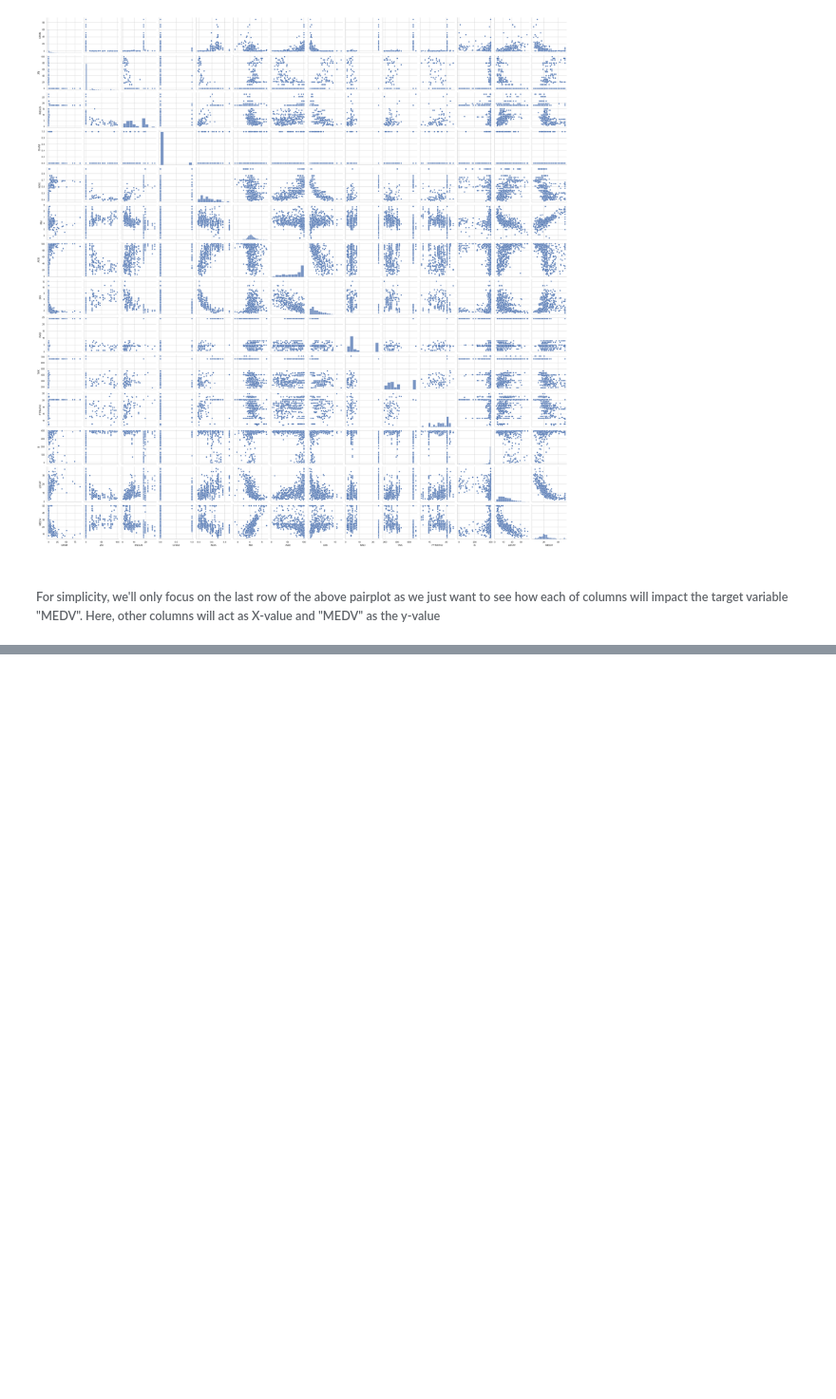
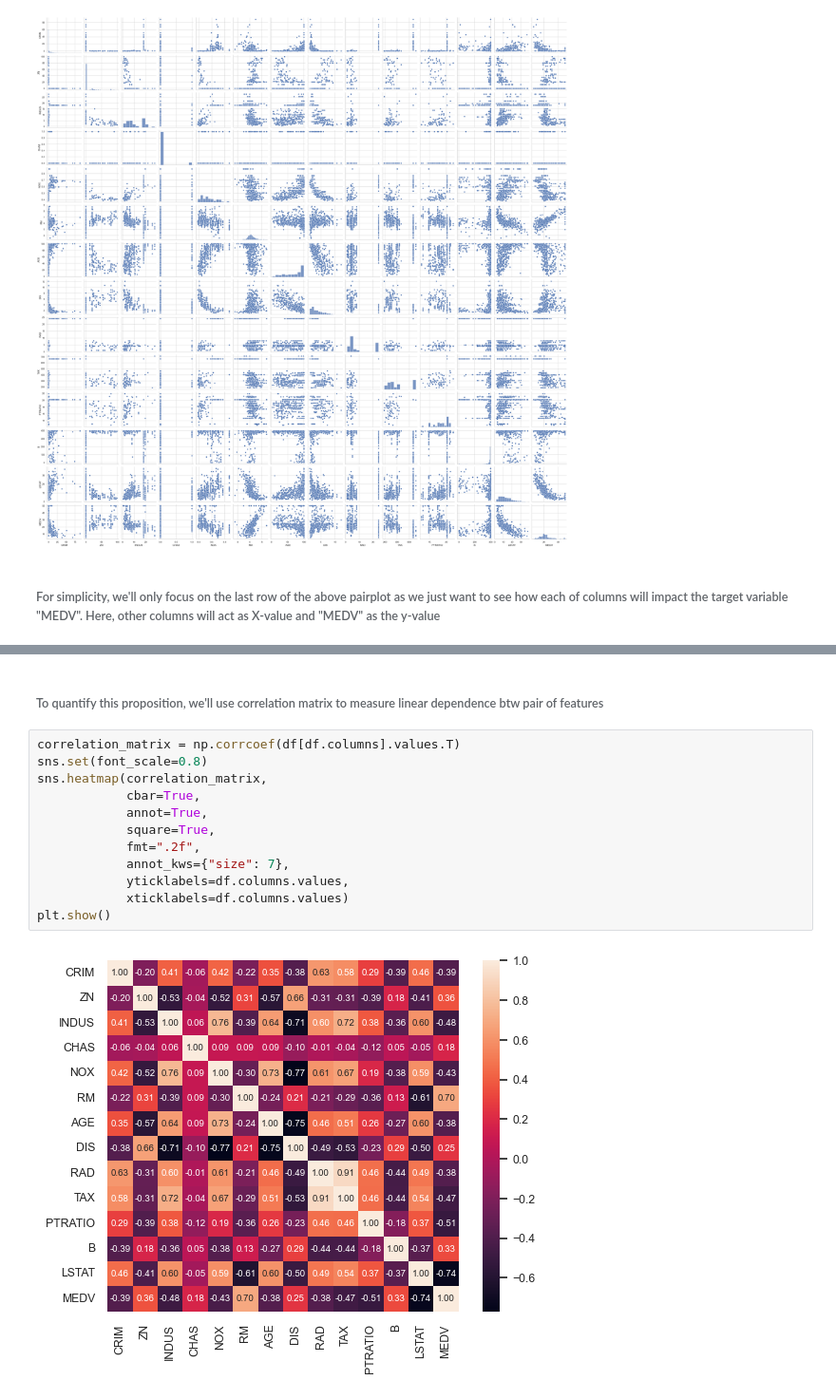
Before and after one commit to i-am-srk/Machine-Learning, a Jupyter notebook: linear regression/linear regression.ipynb, the cells around one changed output, grey strips where cells are left out. Shown at 95% size. Cells and saved outputs as stored; diff of their text form; blank space fills up the shorter version.

Commit message:
linear regression v4

```diff
--- a/linear regression/linear regression.ipynb
+++ b/linear regression/linear regression.ipynb
@@ -169,0 +176,16 @@ plt.show()
+# %% [markdown]
+###### To quantify this proposition, we'll use correlation matrix to measure linear dependence btw pair of features
+# %%
+correlation_matrix = np.corrcoef(df[df.columns].values.T)
+sns.set(font_scale=0.8)
+sns.heatmap(correlation_matrix,
+            cbar=True,
+            annot=True,
+            square=True,
+            fmt=".2f",
+            annot_kws={"size": 7},
+            yticklabels=df.columns.values,
+            xticklabels=df.columns.values)
+plt.show()
+# %% [output]
+[figure, added]
```
Also changed, not shown: parts of 2 cells of this notebook, 1 other file.
